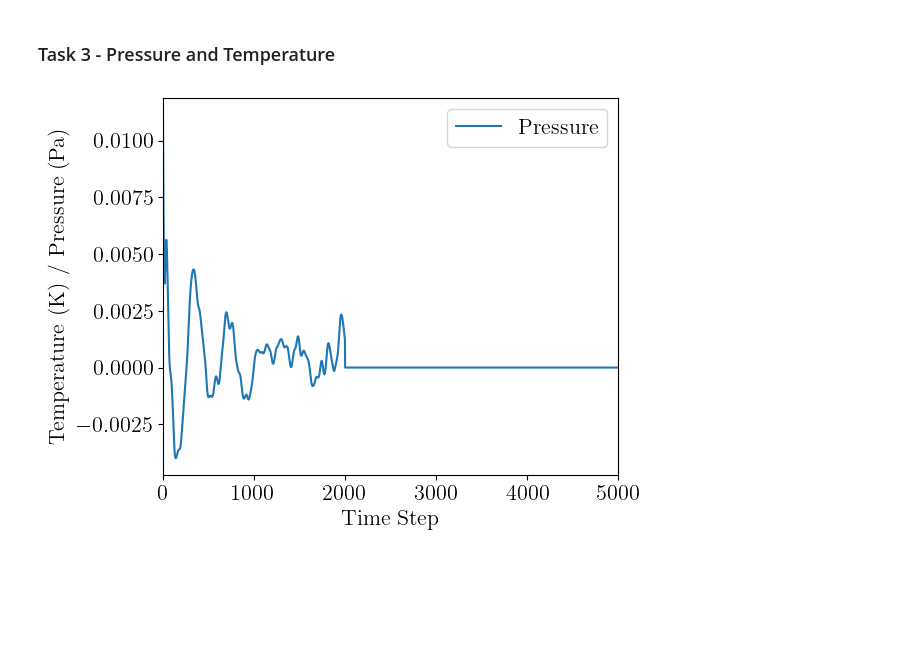
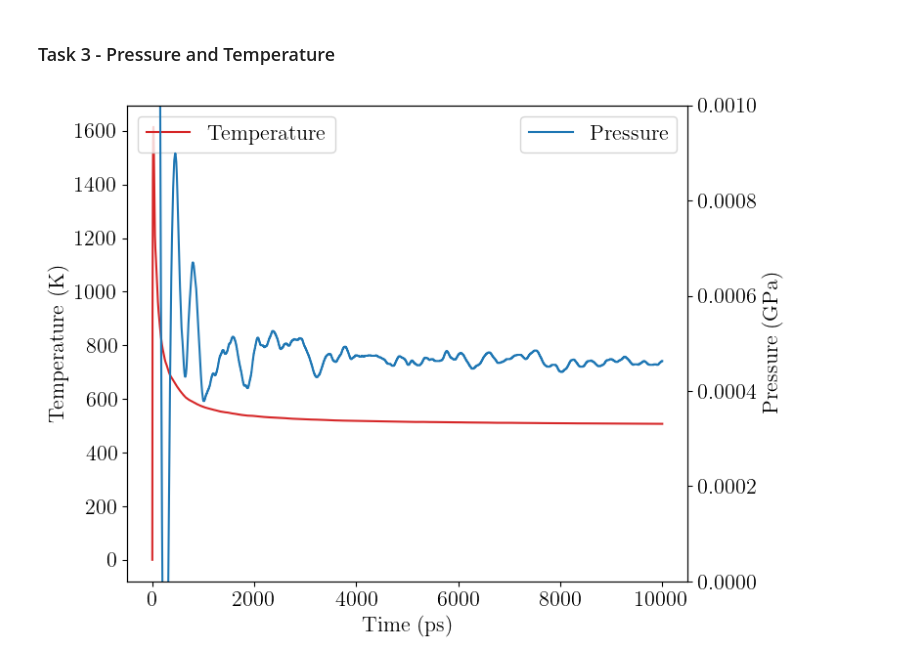
Before and after one commit to stommen/fka122-homeworks, a Jupyter notebook: H1/analyzer.ipynb, the cells around one changed output. Saved outputs shown, nothing was run; the diff lists cells and outputs as text; code cells hidden in the pictures; blank space fills up the shorter version.

Commit message:
updated the data collection to a better form

```diff
--- a/H1/analyzer.ipynb
+++ b/H1/analyzer.ipynb
@@ -32,12 +32,16 @@ The lattice parameter value generating the minimum energy is 3.979 Å
 # %% [markdown]
 ### Task 2 - Energy Conservation and Temperature
 # %%
-def read_data_task_2_3(delta_t, its, its_eq):
-    filename = f'data/task_2/data_dt_{delta_t:.3f}_{its:.0f}_{its_eq:.0f}.csv'
-    data = np.loadtxt(filename, delimiter=',')
-    its, t_max, delta_t, its_eq = data[0,0], data[0,1], data[0,2], data[0,3]
+def read_data_task_2_3(delta_t, its, its_eq, task):
+    if task == 2:
+        filename = f'data/task_2/data_{delta_t:.3f}_{its:.0f}_{its_eq:.0f}.csv'
+    elif task == 3:
+        filename = f'data/task_3/data_{delta_t:.3f}_{its:.0f}_{its_eq:.0f}.csv'
 
-    return data, its, t_max, delta_t, its_eq
+    data = np.genfromtxt(filename, dtype=np.float64, encoding=None, delimiter=',')
+    its, t_max, delta_t, its_eq = data[1,0], data[1,1], data[1,2], data[1,3]
+
+    return data[3:, :], int(its), t_max, delta_t, int(its_eq)
 
 def init_fig_task_2(delta_t):
     fig, axs = plt.subplots(2, 2, figsize=(12, 7), sharex=True)
@@ -102,10 +106,10 @@ def plot_data_task_2(data, its, t_max, delta_t):
 
 t_max = 10
 its_eq = 0
-data_01, its_01, t_max_01, delta_t_01, _ = read_data_task_2_3(0.1, t_max/0.1, 0)
-data_005, its_005, t_max_005, delta_t_005, _ = read_data_task_2_3(0.02, t_max/0.02, 0)
-data_0001, its_0001, t_max_0001, delta_t_0001, _ = read_data_task_2_3(0.001, t_max/0.001, 0)
+# data_01, its_01, t_max_01, delta_t_01, _ = read_data_task_2_3(0.1, t_max/0.1, 0)
+# data_005, its_005, t_max_005, delta_t_005, _ = read_data_task_2_3(0.02, t_max/0.02, 0)
+# data_0001, its_0001, t_max_0001, delta_t_0001, _ = read_data_task_2_3(0.001, t_max/0.001, 0)
 
-plot_data_task_2(data_01, its_01, t_max_01, delta_t_01)
-plot_data_task_2(data_005, its_005, t_max_005, delta_t_005)
-plot_data_task_2(data_0001, its_0001, t_max_0001, delta_t_0001)
+# plot_data_task_2(data_01, its_01, t_max_01, delta_t_01)
+# plot_data_task_2(data_005, its_005, t_max_005, delta_t_005)
+# plot_data_task_2(data_0001, its_0001, t_max_0001, delta_t_0001)
@@ -116,19 +116,22 @@ plot_data_task_2(data_0001, its_0001, t_max_0001, delta_t_0001)
 # %% [markdown]
 ### Task 3 - Pressure and Temperature
 # %%
-data, its, delta_t, its_eq = read_data_task_2_3(0.001, 20000, 10000)
+data, its, t_max, delta_t, its_eq,  = read_data_task_2_3(0.001, 20000, 10000, 3)
 
-def plot_T_P(data):
-    fig, ax1 = plt.subplots(1, 1, figsize=(6, 4))
+def plot_T_P(data, its_eq):
+    fig, ax1 = plt.subplots(1, 1, figsize=(8, 6))
     ax2 = ax1.twinx()
-    ax1.plot(data[1:, 3], color='tab:red', label='Temperature')
-    ax2.plot(data[1:, 4], color='tab:blue', label='Pressure')
+    ax1.plot(data[:its_eq, 3], color='tab:red', label='Temperature')
+    ax2.plot(data[:its_eq, 5], color='tab:blue', label='Pressure')
     ax1.set_ylabel('Temperature (K)')
     ax2.set_ylabel('Pressure (GPa)')
+    ax2.set_ylim(0, 0.001)
     ax1.set_xlabel('Time (ps)')
     ax1.legend(loc='upper left')
     ax2.legend(loc='upper right')
     plt.tight_layout()
     plt.show()
+
+plot_T_P(data, its_eq)
 # %% [output]
-[figure, old version]
+[figure, new version]
```
Also changed, not shown: parts of 1 cell of this notebook, 3 other files.
